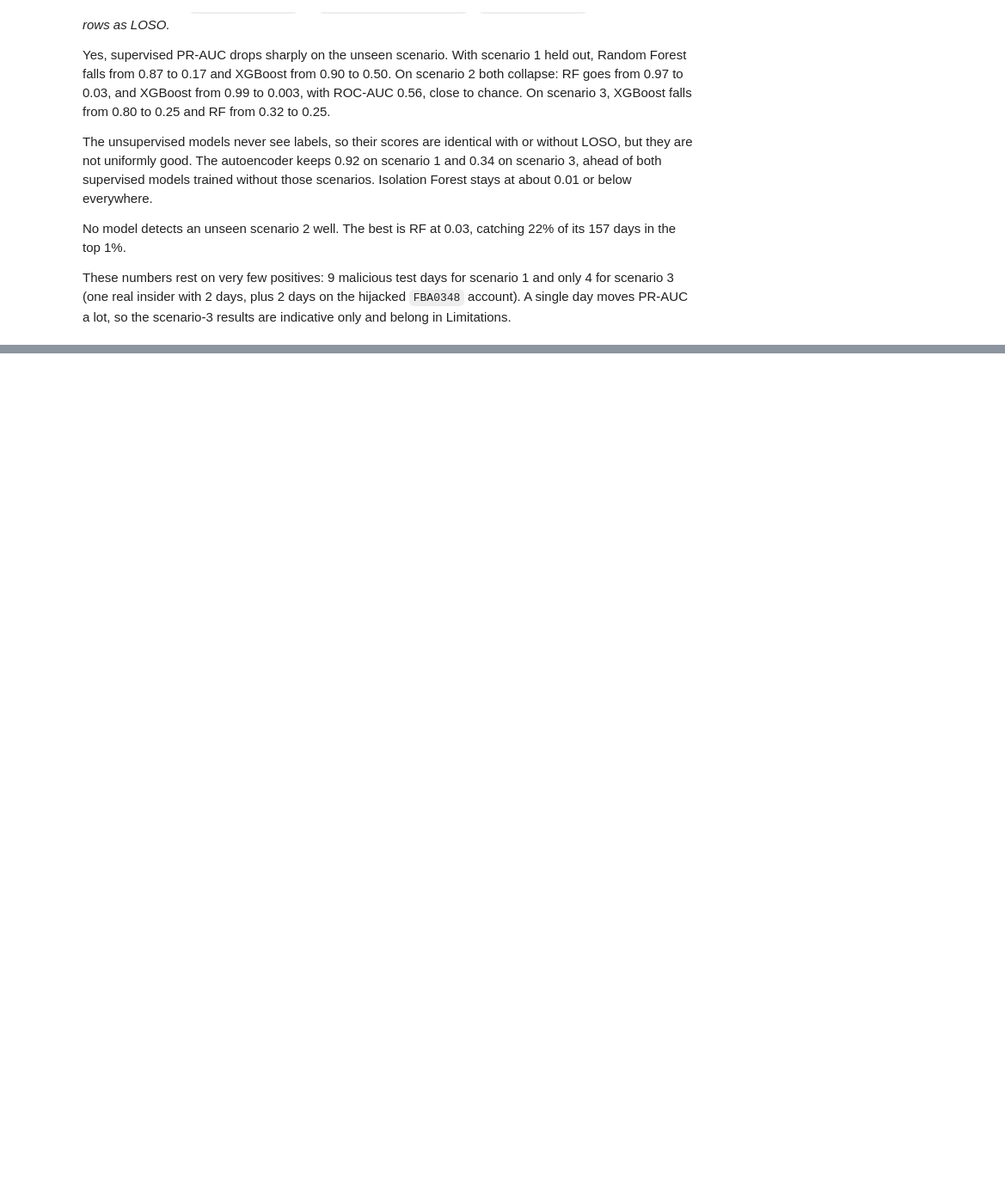
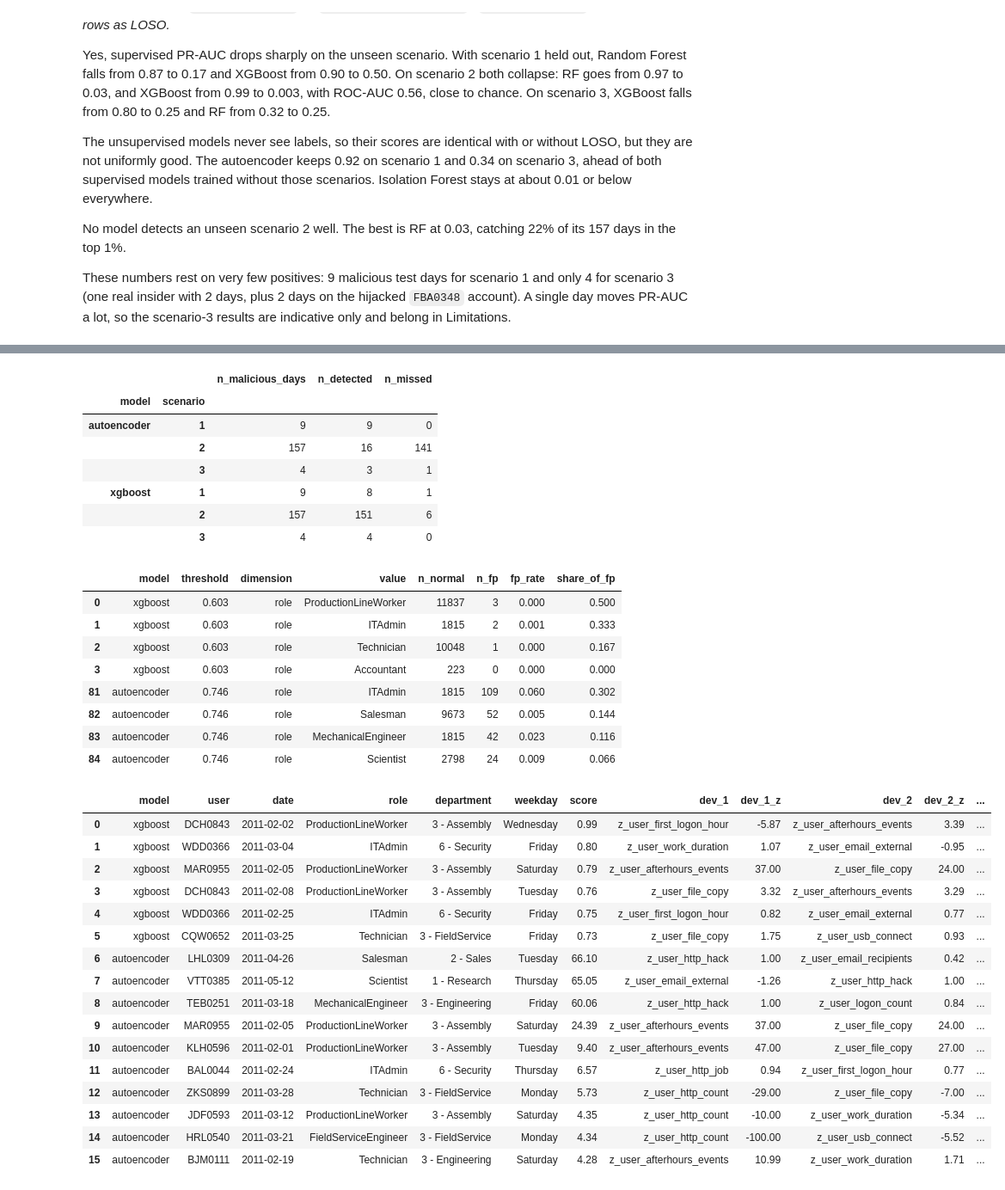
Before and after one commit to SupriyeAmatya/AI-Based-User-and-Entity-Behavior-Analytics-for-Insider-Threat-Detection, a Jupyter notebook: notebooks/04_evaluation.ipynb, the cells around one changed output, grey strips where cells are left out. Shown at 86% size. Saved outputs shown, nothing was run; the diff lists cells and outputs as text; code cells hidden in the pictures; blank space fills up the shorter version.

```diff
--- a/notebooks/04_evaluation.ipynb
+++ b/notebooks/04_evaluation.ipynb
@@ -125,0 +235,41 @@ These numbers rest on very few positives: 9 malicious test days for scenario 1 a
+# %%
+fn = pd.read_csv(TABLES_DIR / "fn_by_insider.csv")
+display(fn.groupby(["model", "scenario"])[["n_malicious_days", "n_detected", "n_missed"]].sum())
+fp = pd.read_csv(TABLES_DIR / "fp_breakdown.csv")
+display(fp[fp["dimension"] == "role"].groupby("model").head(4).round(3))
+display(pd.read_csv(TABLES_DIR / "fp_top10.csv").drop(columns="threshold").round(2))
+# %% [output]
+|  |  | n_malicious_days | n_detected | n_missed |
+| model | scenario |  |  |  |
+| autoencoder | 1 | 9 | 9 | 0 |
+|  | 2 | 157 | 16 | 141 |
+|  | 3 | 4 | 3 | 1 |
+| xgboost | 1 | 9 | 8 | 1 |
+|  | 2 | 157 | 151 | 6 |
+|  | 3 | 4 | 4 | 0 |
+|  | model | threshold | dimension | value | n_normal | n_fp | fp_rate | share_of_fp |
+| 0 | xgboost | 0.603 | role | ProductionLineWorker | 11837 | 3 | 0.000 | 0.500 |
+| 1 | xgboost | 0.603 | role | ITAdmin | 1815 | 2 | 0.001 | 0.333 |
+| 2 | xgboost | 0.603 | role | Technician | 10048 | 1 | 0.000 | 0.167 |
+| 3 | xgboost | 0.603 | role | Accountant | 223 | 0 | 0.000 | 0.000 |
+| 81 | autoencoder | 0.746 | role | ITAdmin | 1815 | 109 | 0.060 | 0.302 |
+| 82 | autoencoder | 0.746 | role | Salesman | 9673 | 52 | 0.005 | 0.144 |
+| 83 | autoencoder | 0.746 | role | MechanicalEngineer | 1815 | 42 | 0.023 | 0.116 |
+| 84 | autoencoder | 0.746 | role | Scientist | 2798 | 24 | 0.009 | 0.066 |
+|  | model | user | date | role | department | weekday | score | dev_1 | dev_1_z | dev_2 | dev_2_z | ... |
+| 0 | xgboost | DCH0843 | 2011-02-02 | ProductionLineWorker | 3 - Assembly | Wednesday | 0.99 | z_user_first_logon_hour | -5.87 | z_user_afterhours_events | 3.39 | ... |
+| 1 | xgboost | WDD0366 | 2011-03-04 | ITAdmin | 6 - Security | Friday | 0.80 | z_user_work_duration | 1.07 | z_user_email_external | -0.95 | ... |
+| 2 | xgboost | MAR0955 | 2011-02-05 | ProductionLineWorker | 3 - Assembly | Saturday | 0.79 | z_user_afterhours_events | 37.00 | z_user_file_copy | 24.00 | ... |
+| 3 | xgboost | DCH0843 | 2011-02-08 | ProductionLineWorker | 3 - Assembly | Tuesday | 0.76 | z_user_file_copy | 3.32 | z_user_afterhours_events | 3.29 | ... |
+| 4 | xgboost | WDD0366 | 2011-02-25 | ITAdmin | 6 - Security | Friday | 0.75 | z_user_first_logon_hour | 0.82 | z_user_email_external | 0.77 | ... |
+| 5 | xgboost | CQW0652 | 2011-03-25 | Technician | 3 - FieldService | Friday | 0.73 | z_user_file_copy | 1.75 | z_user_usb_connect | 0.93 | ... |
+| 6 | autoencoder | LHL0309 | 2011-04-26 | Salesman | 2 - Sales | Tuesday | 66.10 | z_user_http_hack | 1.00 | z_user_email_recipients | 0.42 | ... |
+| 7 | autoencoder | VTT0385 | 2011-05-12 | Scientist | 1 - Research | Thursday | 65.05 | z_user_email_external | -1.26 | z_user_http_hack | 1.00 | ... |
+| 8 | autoencoder | TEB0251 | 2011-03-18 | MechanicalEngineer | 3 - Engineering | Friday | 60.06 | z_user_http_hack | 1.00 | z_user_logon_count | 0.84 | ... |
+| 9 | autoencoder | MAR0955 | 2011-02-05 | ProductionLineWorker | 3 - Assembly | Saturday | 24.39 | z_user_afterhours_events | 37.00 | z_user_file_copy | 24.00 | ... |
+| 10 | autoencoder | KLH0596 | 2011-02-01 | ProductionLineWorker | 3 - Assembly | Tuesday | 9.40 | z_user_afterhours_events | 47.00 | z_user_file_copy | 27.00 | ... |
+| 11 | autoencoder | BAL0044 | 2011-02-24 | ITAdmin | 6 - Security | Thursday | 6.57 | z_user_http_job | 0.94 | z_user_first_logon_hour | 0.77 | ... |
+| 12 | autoencoder | ZKS0899 | 2011-03-28 | Technician | 3 - FieldService | Monday | 5.73 | z_user_http_count | -29.00 | z_user_file_copy | -7.00 | ... |
+| 13 | autoencoder | JDF0593 | 2011-03-12 | ProductionLineWorker | 3 - Assembly | Saturday | 4.35 | z_user_http_count | -10.00 | z_user_work_duration | -5.34 | ... |
+| 14 | autoencoder | HRL0540 | 2011-03-21 | FieldServiceEngineer | 3 - FieldService | Monday | 4.34 | z_user_http_count | -100.00 | z_user_usb_connect | -5.52 | ... |
+| 15 | autoencoder | BJM0111 | 2011-02-19 | Technician | 3 - Engineering | Saturday | 4.28 | z_user_afterhours_events | 10.99 | z_user_work_duration | 1.71 | ... |
```
Also changed, not shown: parts of 10 cells of this notebook, 7 other files.
